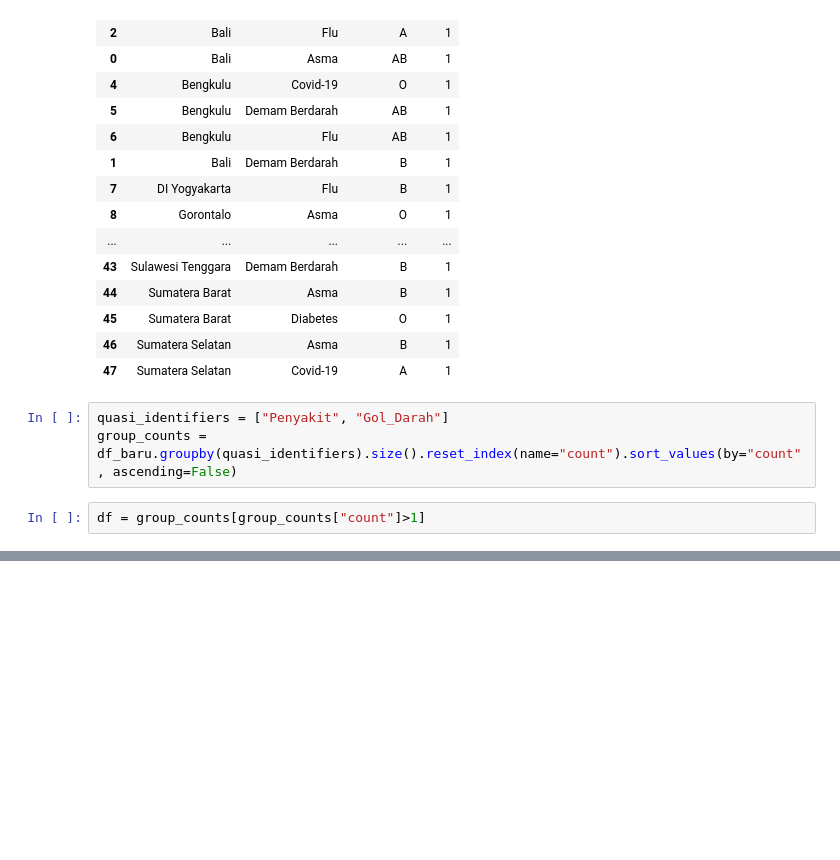
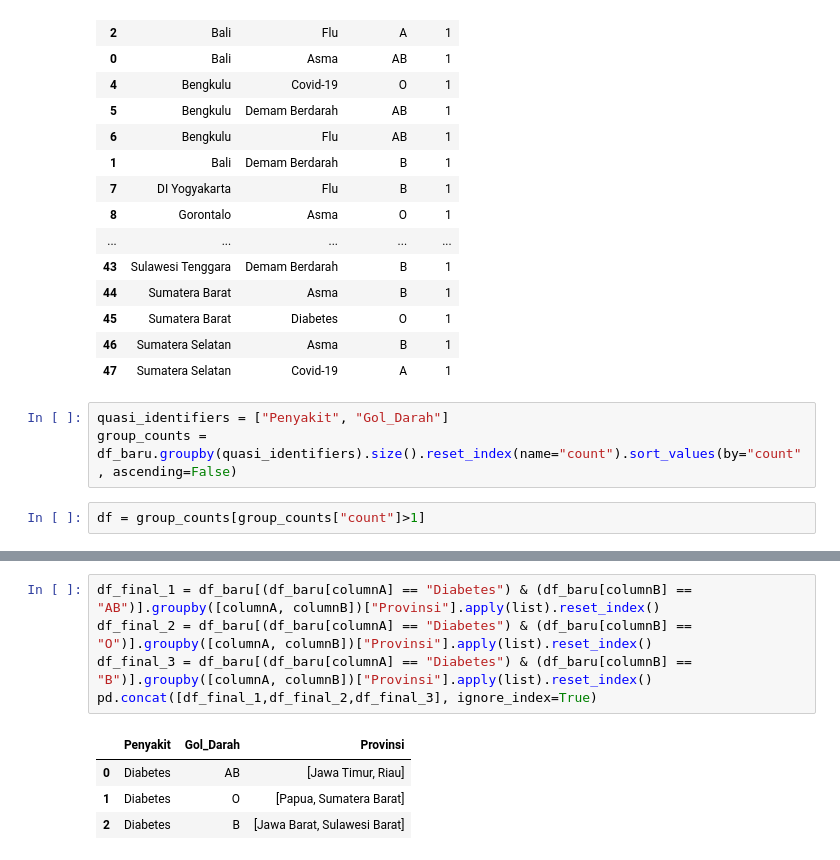
Before and after one commit to diosamuel/data_anonym_task, a Jupyter notebook: DataAnonymity.ipynb, the cells around one changed output, grey strips where cells are left out. Cells and saved outputs as stored; diff of their text form; blank space fills up the shorter version.

```diff
--- a/DataAnonymity.ipynb
+++ b/DataAnonymity.ipynb
@@ -721,0 +722,10 @@ df_final_1
+# %%
+df_final_1 = df_baru[(df_baru[columnA] == "Diabetes") & (df_baru[columnB] == "AB")].groupby([columnA, columnB])["Provinsi"].apply(list).reset_index()
+df_final_2 = df_baru[(df_baru[columnA] == "Diabetes") & (df_baru[columnB] == "O")].groupby([columnA, columnB])["Provinsi"].apply(list).reset_index()
+df_final_3 = df_baru[(df_baru[columnA] == "Diabetes") & (df_baru[columnB] == "B")].groupby([columnA, columnB])["Provinsi"].apply(list).reset_index()
+pd.concat([df_final_1,df_final_2,df_final_3], ignore_index=True)
+# %% [output]
+|  | Penyakit | Gol_Darah | Provinsi |
+| 0 | Diabetes | AB | [Jawa Timur, Riau] |
+| 1 | Diabetes | O | [Papua, Sumatera Barat] |
+| 2 | Diabetes | B | [Jawa Barat, Sulawesi Barat] |
```
Also changed, not shown: parts of 10 cells of this notebook.
